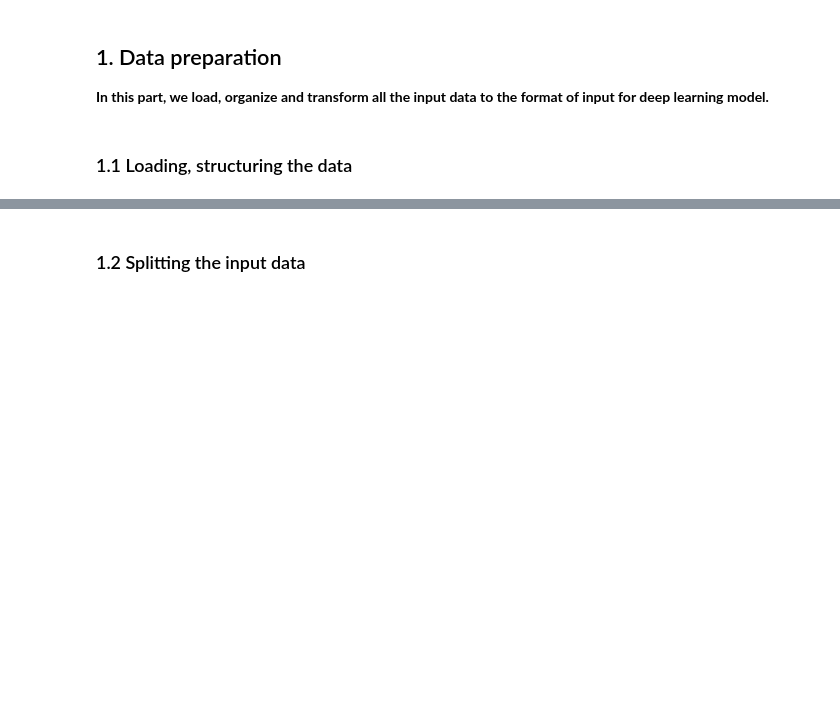
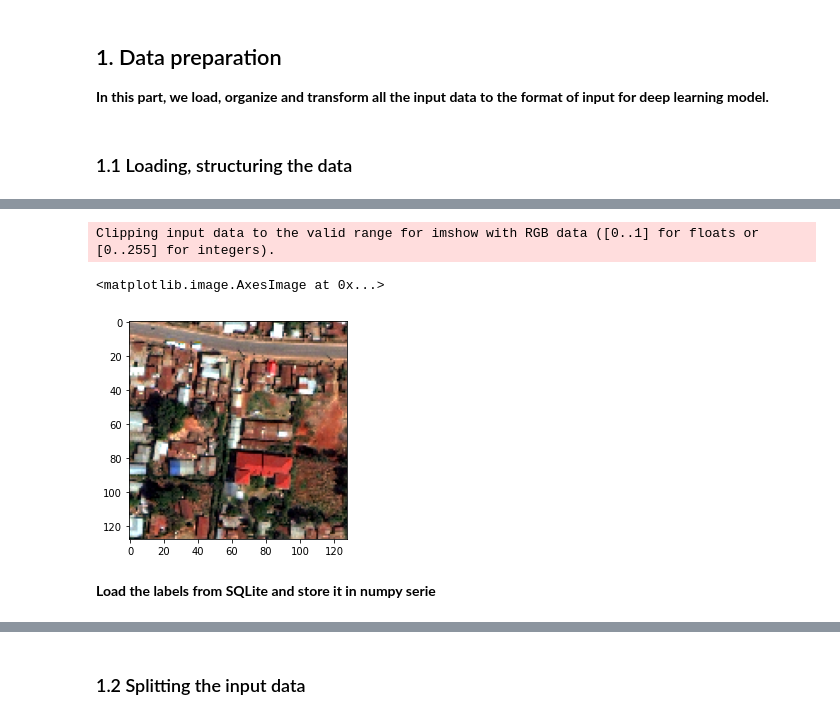
Before and after one commit to tgrippa/Partimap, a Jupyter notebook: Notebooks/CNN_model.ipynb, the cells around one changed output, grey strips where cells are left out. Drawn from its saved outputs; the diff is of its cells as text; code cells hidden in the pictures; blank space fills up the shorter version.

```diff
--- a/Notebooks/CNN_model.ipynb
+++ b/Notebooks/CNN_model.ipynb
@@ -56,9 +120,11 @@ tile_list = natsorted(tile_list)
 # %%
 # Loop over and read all the images as numpy array, then stack them together
+rawimgsize = 333 #raw data size (333x333 pixel)
+resizesize = 128 #resampling size
 stack = []
 for tile in tile_list:
     ds = gdal.Open(image_path + os.path.sep + tile)
-    data = gdal_array.DatasetReadAsArray(ds, win_xsize=64, win_ysize=64) #here we only read 64*64 chunk of the original 65*65 image  #Try "gdal.Dataset.ReadAsArray" instead
+    data = gdal_array.DatasetReadAsArray(ds, win_xsize=rawimgsize, win_ysize=rawimgsize, buf_xsize=resizesize, buf_ysize=resizesize) #resize (resample) raw data
     data = np.transpose(data,(1,2,0)) #swap the axises to make the number of bands as the final dimension.
     stack.append(data)
 
@@ -75,4 +140,0 @@ float64
-# %%
-# Convert the datatype from interger to float32!
-stack = stack.astype('float32')
-print(stack.dtype)
@@ -131,0 +151,23 @@ print(PC2.shape)
+# %%
+def standardise(image_data):
+    image_data -= np.mean(image_data, axis=0)
+    image_data /= np.std(image_data, axis=0)
+    return image_data
+
+def standardise_channel(image_data):
+    for ch_idx in range(image_data.shape[-1])[:1]:
+        mean = image_data[:,:,:,ch_idx].mean()
+        std = image_data[:,:,:,ch_idx].std()
+        image_data[:,:,:,ch_idx] -= mean
+        image_data[:,:,:,ch_idx] /= std
+    return image_data
+
+def normalise_01(image_data):
+    image_data -= np.min(stack)
+    image_data /= (np.max(stack) - np.min(stack))
+    return image_data
+
+#stack = standardise_channel(stack)
+stack = standardise(stack)
+#stack = normalise_01(stack)
+print(stack.shape)
@@ -131,0 +192,17 @@ print(PC2.shape)
+# %%
+def Norma_Xpercentile(image_data, prct:int = 2, BGR2RGB=True):
+    a = np.ndarray(image_data.shape, dtype='float32')
+    a[:,:,0] = (image_data[:,:,0] - np.nanpercentile(image_data[:,:,0],prct))/(np.nanpercentile(image_data[:,:,0],100-prct) - np.nanpercentile(image_data[:,:,0],prct))
+    a[:,:,1] = (image_data[:,:,1] - np.nanpercentile(image_data[:,:,1],prct))/(np.nanpercentile(image_data[:,:,1],100-prct) - np.nanpercentile(image_data[:,:,1],prct))
+    a[:,:,2] = (image_data[:,:,2] - np.nanpercentile(image_data[:,:,2],prct))/(np.nanpercentile(image_data[:,:,2],100-prct) - np.nanpercentile(image_data[:,:,2],prct))
+    if BGR2RGB:
+        a = cv2.cvtColor(a, cv2.COLOR_BGR2RGB)
+    return a
+# %%
+plt.imshow(Norma_Xpercentile(stack[0,:,:,]))
+# %% [output]
+Clipping input data to the valid range for imshow with RGB data ([0..1] for floats or [0..255] for integers).
+<matplotlib.image.AxesImage at 0x...>
+[figure, added]
+# %% [markdown]
+**Load the labels from SQLite and store it in numpy serie**
```
Also changed, not shown: parts of 79 cells of this notebook, 2 other files.
